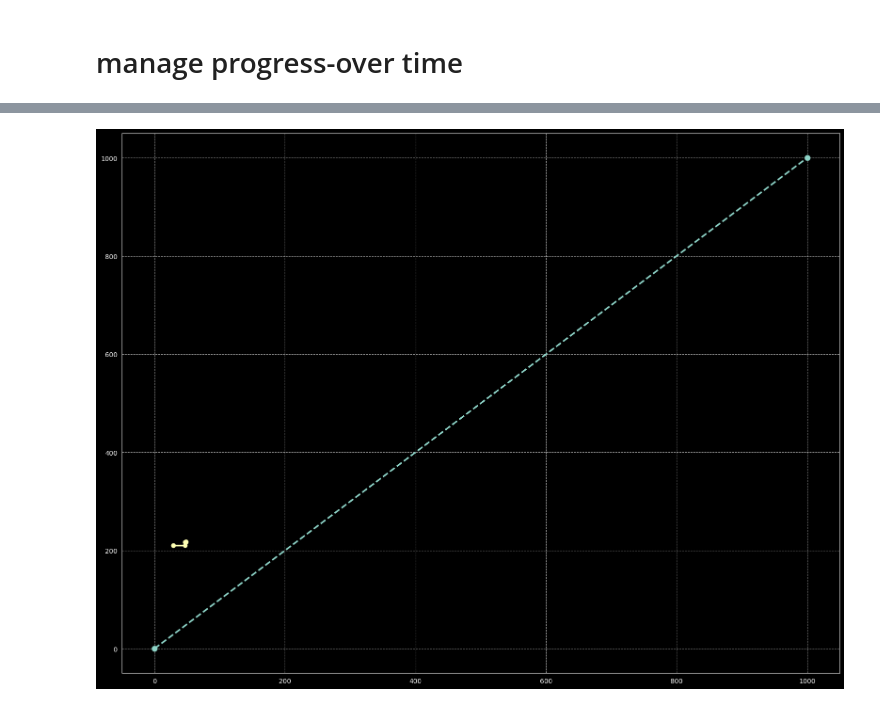
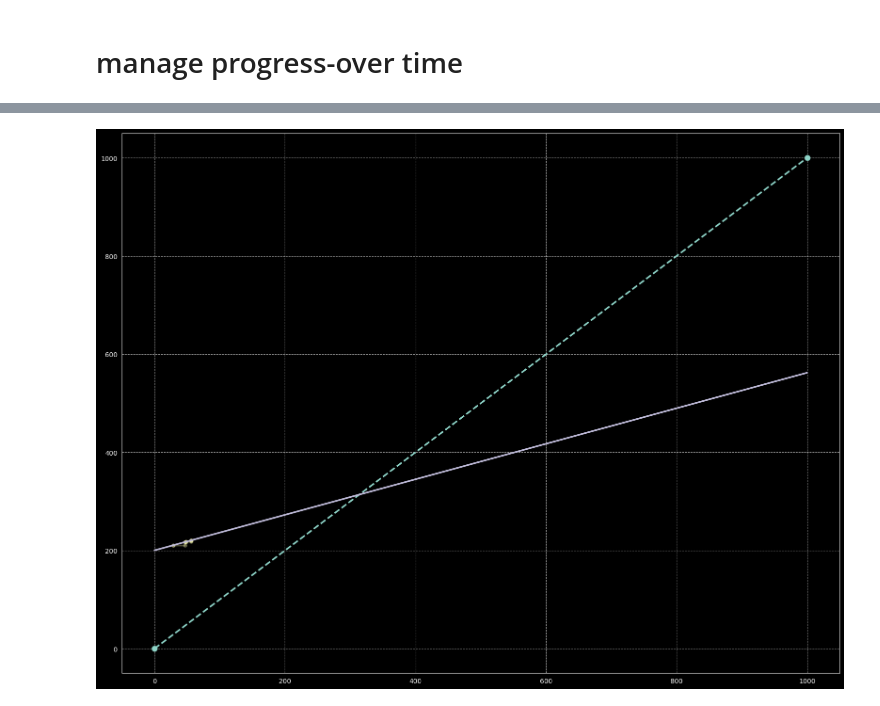
Before and after one commit to ezio4df/progress-slope, a Jupyter notebook: progress_course_watch.ipynb, the cells around one changed output, grey strips where cells are left out. Saved outputs shown, nothing was run; the diff lists cells and outputs as text; code cells hidden in the pictures.

Commit message:
Add a fitted line indicating prediction of progress

```diff
--- a/progress_course_watch.ipynb
+++ b/progress_course_watch.ipynb
@@ -626,5 +635,9 @@ Dialog was cancelled.
 # %%
-points = []
+# generate points of progress
+import numpy as np
+
+points_x = np.array([])
+points_y = np.array([])
 tmp_courses = {}  # {[course_slug]: progress_float}
 for entry in pdm.data:
     created_at, *course_progress_position = entry
@@ -638,10 +651,11 @@ for entry in pdm.data:
     tmp_courses[course_progress_position[0]] = y['progress']
     y = round(sum(tmp_courses.values()) * 1000)
 
-    points.append((x, y))
+    points_x = np.append(points_x, x)
+    points_y = np.append(points_y, y)
 
 # scale y-axis to max 1000
-points = [*map(lambda x: (x[0], x[1] / len(tmp_courses)), points)]
+points_y =  points_y / len(tmp_courses)
 
-points
+points_x, points_y
 # %% [output]
@@ -677,45 +694,46 @@ plt.plot(
 # plt.title('2D Line Graph: (0,0) to (1000,1000)', fontsize=14, fontweight='bold')
 # plt.xlabel('X-axis', fontsize=12)
 # plt.ylabel('Y-axis', fontsize=12)
 # plt.legend()
 
 # Add grid and adjust layout
 plt.grid(True, linestyle='--', alpha=0.6)
 plt.tight_layout()
 
 # == plot progress points ==
-x_vals = [p[0] for p in points]
-y_vals = [p[1] for p in points]
-
 # Create stepped line by constructing intermediate points
 x_stepped = []
 y_stepped = []
 
-for i in range(len(points)):
+for i in range(len(points_x)):
     if i == 0:
-        x_stepped.extend([x_vals[i]])
-        y_stepped.extend([y_vals[i]])
+        x_stepped.extend([points_x[i]])
+        y_stepped.extend([points_y[i]])
     else:
         # Horizontal step: same y as previous, x changes to current
-        x_stepped.extend([x_vals[i - 1], x_vals[i]])
-        y_stepped.extend([y_vals[i - 1], y_vals[i - 1]])
+        x_stepped.extend([points_x[i - 1], points_x[i]])
+        y_stepped.extend([points_y[i - 1], points_y[i - 1]])
         # Vertical step: same x as current, y changes to current
-        x_stepped.append(x_vals[i])
-        y_stepped.append(y_vals[i])
+        x_stepped.append(points_x[i])
+        y_stepped.append(points_y[i])
 
 # Plot the stepped line
-plt.plot(x_stepped, y_stepped, marker='o', linewidth=2.5, markersize=6, label='Stepped Line')
+plt.plot(x_stepped, y_stepped, marker='o', linewidth=2.5, markersize=5, alpha=0.3, label='Stepped Line')
+
+# == plot progress line ==
+a, b = np.polyfit(points_x, points_y, 1)
+plt.plot([0, 1000], [b, a*1000+b], linewidth=2.5)
 
 # == Show the plot ==
 # delete old and save new graph
 for f in glob.glob("course_progress_*.png"):
     os.remove(f)
 plot_img_filepath = f"course_progress_{random.randint(1111, 9999)}.png"
 plt.savefig(plot_img_filepath, dpi=400)
 
 plt.show()
 # %% [output]
-[figure, old version]
+[figure, new version]
 # %%
 from PIL import Image
 import numpy as np
```
Also changed, not shown: parts of 6 cells of this notebook.
